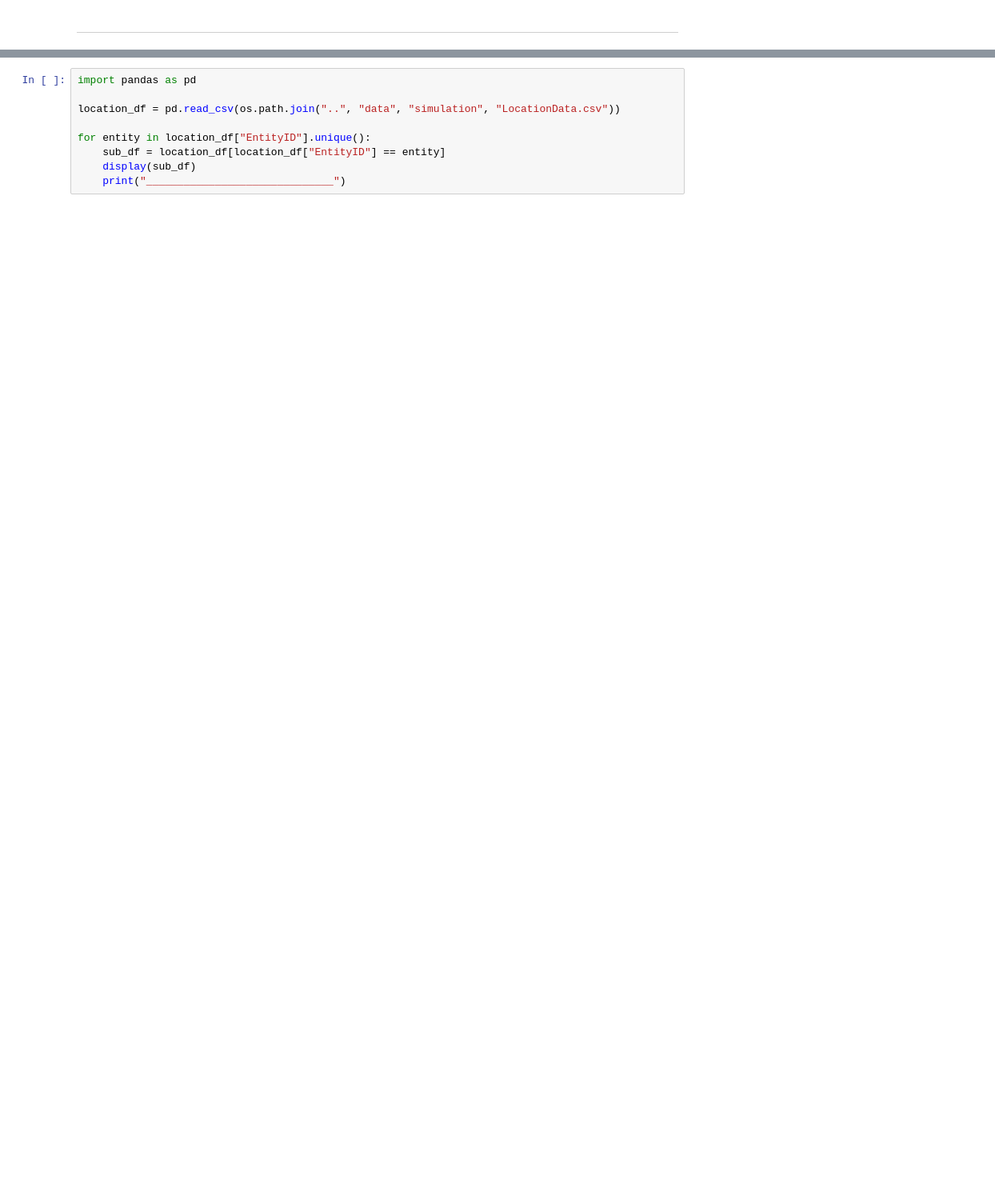
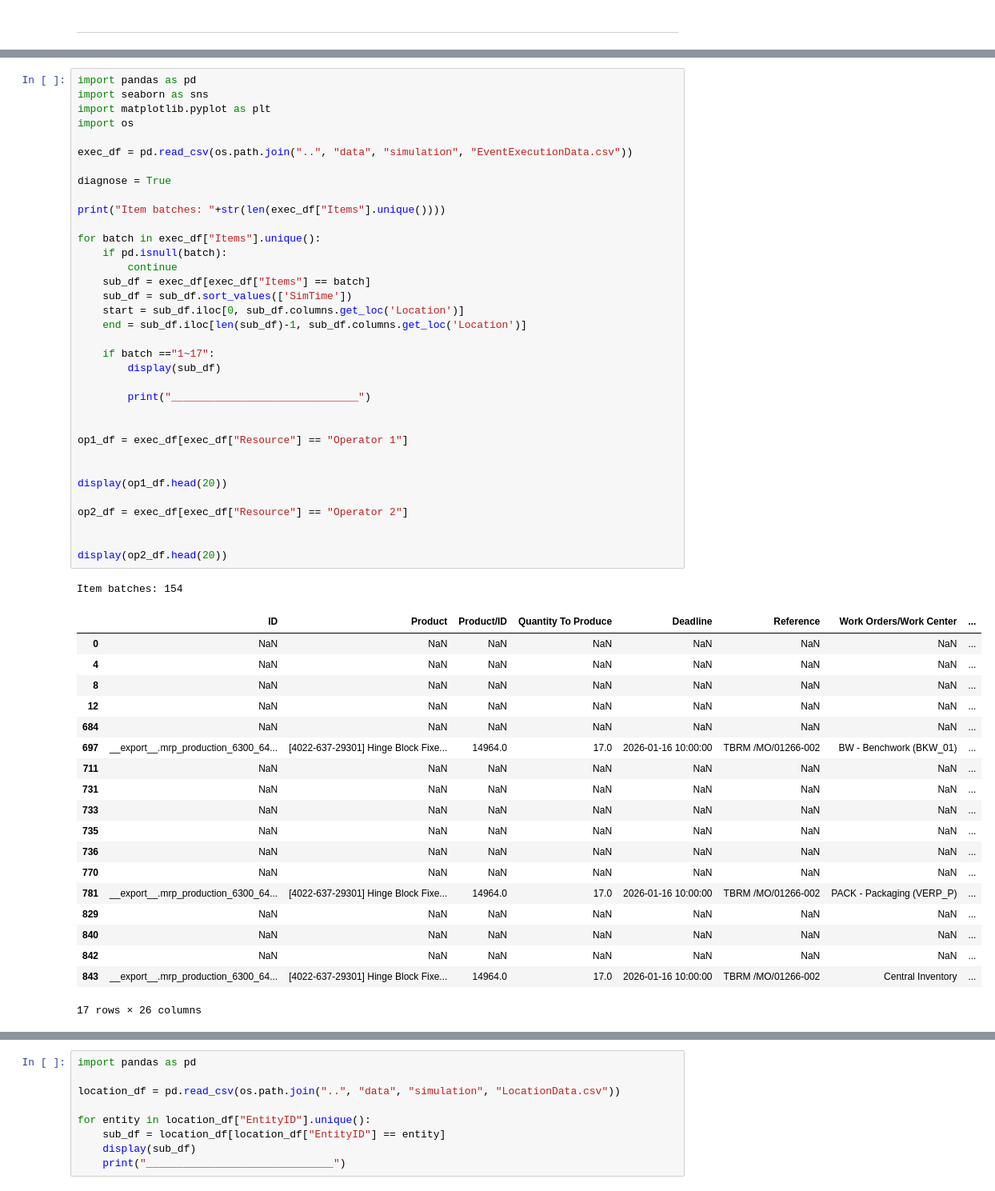
Before and after one commit to muratfirat78/ProductionPlanning, a Jupyter notebook: src/simulation.ipynb, the cells around one changed output, grey strips where cells are left out. Shown at 80% size. Drawn from its saved outputs; the diff is of its cells as text; blank space fills up the shorter version.

```diff
--- a/src/simulation.ipynb
+++ b/src/simulation.ipynb
@@ -22,3 +22,59 @@ Start day:  2026-09-08  weekday:  1  day:  Tuesday , TimeLimit:  None
 Controller: Generating dashboard
 Visual Manager: Generating dashboard
 Tab(children=(VBox(children=(Label(value='TimeLimit: 72000, Orders: 249'), HBox(children=(Select(description='…
+# %%
+import pandas as pd
+import seaborn as sns
+import matplotlib.pyplot as plt
+import os
+
+exec_df = pd.read_csv(os.path.join("..", "data", "simulation", "EventExecutionData.csv"))
+
+diagnose = True
+
+print("Item batches: "+str(len(exec_df["Items"].unique())))
+
+for batch in exec_df["Items"].unique():
+    if pd.isnull(batch):
+        continue
+    sub_df = exec_df[exec_df["Items"] == batch]
+    sub_df = sub_df.sort_values(['SimTime'])
+    start = sub_df.iloc[0, sub_df.columns.get_loc('Location')]
+    end = sub_df.iloc[len(sub_df)-1, sub_df.columns.get_loc('Location')]
+
+    if batch =="1~17":
+        display(sub_df)
+
+        print("______________________________")
+
+
+op1_df = exec_df[exec_df["Resource"] == "Operator 1"]
+
+
+display(op1_df.head(20))
+
+op2_df = exec_df[exec_df["Resource"] == "Operator 2"]
+
+
+display(op2_df.head(20))
+# %% [output]
+Item batches: 154
+|  | ID | Product | Product/ID | Quantity To Produce | Deadline | Reference | Work Orders/Work Center | ... |
+| 0 | NaN | NaN | NaN | NaN | NaN | NaN | NaN | ... |
+| 4 | NaN | NaN | NaN | NaN | NaN | NaN | NaN | ... |
+| 8 | NaN | NaN | NaN | NaN | NaN | NaN | NaN | ... |
+| 12 | NaN | NaN | NaN | NaN | NaN | NaN | NaN | ... |
+| 684 | NaN | NaN | NaN | NaN | NaN | NaN | NaN | ... |
+| 697 | __export__.mrp_production_6300_64... | [4022-637-29301] Hinge Block Fixe... | 14964.0 | 17.0 | 2026-01-16 10:00:00 | TBRM /MO/01266-002 | BW - Benchwork (BKW_01) | ... |
+| 711 | NaN | NaN | NaN | NaN | NaN | NaN | NaN | ... |
+| 731 | NaN | NaN | NaN | NaN | NaN | NaN | NaN | ... |
+| 733 | NaN | NaN | NaN | NaN | NaN | NaN | NaN | ... |
+| 735 | NaN | NaN | NaN | NaN | NaN | NaN | NaN | ... |
+| 736 | NaN | NaN | NaN | NaN | NaN | NaN | NaN | ... |
+| 770 | NaN | NaN | NaN | NaN | NaN | NaN | NaN | ... |
+| 781 | __export__.mrp_production_6300_64... | [4022-637-29301] Hinge Block Fixe... | 14964.0 | 17.0 | 2026-01-16 10:00:00 | TBRM /MO/01266-002 | PACK - Packaging (VERP_P) | ... |
+| 829 | NaN | NaN | NaN | NaN | NaN | NaN | NaN | ... |
+| 840 | NaN | NaN | NaN | NaN | NaN | NaN | NaN | ... |
+| 842 | NaN | NaN | NaN | NaN | NaN | NaN | NaN | ... |
+| 843 | __export__.mrp_production_6300_64... | [4022-637-29301] Hinge Block Fixe... | 14964.0 | 17.0 | 2026-01-16 10:00:00 | TBRM /MO/01266-002 | Central Inventory | ... |
+17 rows × 26 columns
```
Also changed, not shown: parts of 3 cells of this notebook, 15 other files.
